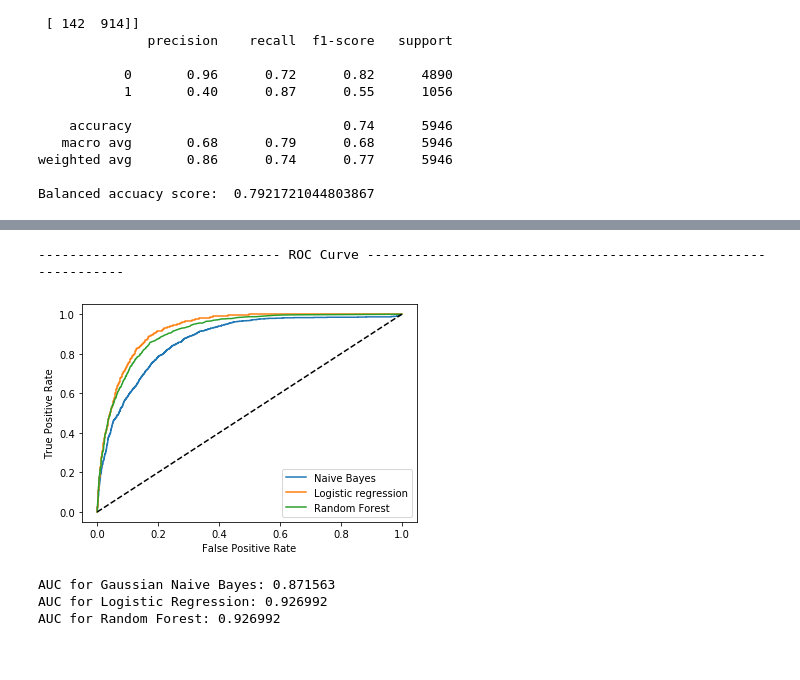
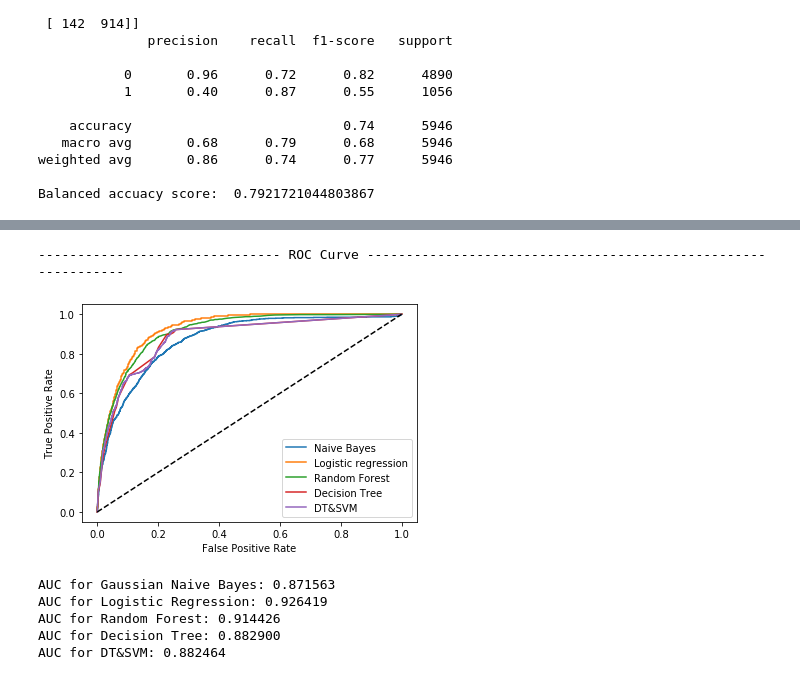
Before and after one commit to tudormanoleasa/PUBGPredictor, a Jupyter notebook: Untitled5.ipynb, the cells around one changed output, grey strips where cells are left out. Drawn from its saved outputs; the diff is of its cells as text; code cells hidden in the pictures.

```diff
--- a/Untitled5.ipynb
+++ b/Untitled5.ipynb
@@ -707,7 +691,7 @@ x_test_general = normalised_df[normalised_df.columns[:-1]]
 y_test_general = normalised_df[['winPlacePerc']].apply(lambda e: 1 if e['winPlacePerc'] <= 10 else 0, axis = 1)
 y_pred_lg = logreg.predict(x_test_general)
 
-title = "Learning Curves (Logistic Regression)"
+title = "Test&Training Learning Curve"
 cv = ShuffleSplit(n_splits=100, test_size=0.10, random_state=0)
 plot_learning_curve(logreg, title, x_train_general, y_train_general, ylim=(0.7, 1.01),
                     cv=cv, n_jobs=-1)
@@ -742,14 +804,20 @@ Balanced accuacy score:  0.6429639570552147
 # %%
-RF = RandomForestClassifier(n_estimators = 1000)
-RF.fit(x_train_general, y_train_general)
+dt_params = r[r['rank_test_score'] == 1].head(1)
+tree_img = tree.plot_tree(DT)
+DT = tree.DecisionTreeClassifier(criterion = 'entropy',
+                                  max_depth = dt_params[['param_max_depth']].iloc[0]['param_max_depth'],
+                                  min_samples_leaf = dt_params[['param_min_samples_leaf']].iloc[0]['param_min_samples_leaf'],
+                                  min_samples_split = dt_params[['param_min_samples_split']].iloc[0]['param_min_samples_split'],
+                                  class_weight = 'balanced')
+DT.fit(x_train_general, y_train_general)
+tree_img = tree.plot_tree(DT)
+y_pred_dt = DT.predict(x_test_general)
 
-y_pred_rf = RF.predict(x_test_general)
-
-print('---------------------------- Random Forest -----------------------------------------------------')
-print("Number of mislabeled points out of a total %d points : %d" % (x_train_general.shape[0], (y_test_general != y_pred_rf).sum()))
-print("The accuracy score is : %f" % (accuracy_score(y_test_general, y_pred_rf)))
-cm = confusion_matrix(y_test_general, y_pred_rf)
+print('---------------------------- Decision Trees -----------------------------------------------------')
+print("Number of mislabeled points out of a total %d points : %d" % (x_test_general.shape[0], (y_test_general != y_pred_dt).sum()))
+print("The accuracy score is : %f" % (accuracy_score(y_test_general, y_pred_dt)))
+cm = confusion_matrix(y_test_general, y_pred_dt)
 print(cm)
-print(classification_report(y_test_general, y_pred_rf))
-print("Balanced accuacy score: ", sklearn.metrics.balanced_accuracy_score(y_test_general, y_pred_rf))
+print(classification_report(y_test_general, y_pred_dt))
+print("Balanced accuacy score: ", sklearn.metrics.balanced_accuracy_score(y_test_general, y_pred_dt))
 # %% [output]
@@ -771,22 +1037,30 @@ Balanced accuacy score:  0.6403920338352853
 # %%
 print("------------------------------- ROC Curve --------------------------------------------------------------")
 fpr, tpr, thresholds = roc_curve(y_test_nb, gnb.predict_proba(x_test_nb)[:, 1])
 fpr2, tpr2, thresholds2 = roc_curve(y_test_general, logreg.predict_proba(x_test_general)[:, 1])
 fpr3, tpr3, thresholds3 = roc_curve(y_test_general, RF.predict_proba(x_test_general)[:, 1])
+fpr4, tpr4, thresholds4 = roc_curve(y_test_general, DT.predict_proba(x_test_general)[:, 1])
+fpr5, tpr5, thresholds5 = roc_curve(y_test_for_both, np.concatenate((y_pred_SVM_proba[:, 1], DT.predict_proba(x_test_for_DT)[:, 1])))
 plt.plot(fpr, tpr, label = "ROC curve")
 plt.plot(fpr2, tpr2, label = "ROC curve")
 plt.plot(fpr3, tpr3, label = "ROC curve")
-plt.legend(["Naive Bayes", "Logistic regression", "Random Forest"])
+plt.plot(fpr4, tpr4, label = "ROC curve")
+plt.plot(fpr5, tpr5, label = "ROC curve")
+plt.legend(["Naive Bayes", "Logistic regression", "Random Forest", "Decision Tree", "DT&SVM"])
 plt.plot([0, 1], [0, 1], 'k--')
 plt.xlabel("False Positive Rate")
 plt.ylabel("True Positive Rate")
 plt.show()
 print("AUC for Gaussian Naive Bayes: %f" % (roc_auc_score(y_test_nb, gnb.predict_proba(x_test_nb)[:, 1])))
 print("AUC for Logistic Regression: %f" % (roc_auc_score(y_test_general, logreg.predict_proba(x_test_general)[:, 1])))
-print("AUC for Random Forest: %f" % (roc_auc_score(y_test_general, logreg.predict_proba(x_test_general)[:, 1])))
+print("AUC for Random Forest: %f" % (roc_auc_score(y_test_general, RF.predict_proba(x_test_general)[:, 1])))
+print("AUC for Decision Tree: %f" % (roc_auc_score(y_test_general, DT.predict_proba(x_test_general)[:, 1])))
+print("AUC for DT&SVM: %f" % (roc_auc_score(y_test_for_both, np.concatenate((y_pred_SVM_proba[:, 1], DT.predict_proba(x_test_for_DT)[:, 1])))))
 # %% [output]
 ------------------------------- ROC Curve --------------------------------------------------------------
-[figure, old version]
+[figure, new version]
 AUC for Gaussian Naive Bayes: 0.871563
-AUC for Logistic Regression: 0.926992
-AUC for Random Forest: 0.926992
+AUC for Logistic Regression: 0.926419
+AUC for Random Forest: 0.914426
+AUC for Decision Tree: 0.882900
+AUC for DT&SVM: 0.882464
```
Also changed, not shown: parts of 9 cells of this notebook, 1 other file.
